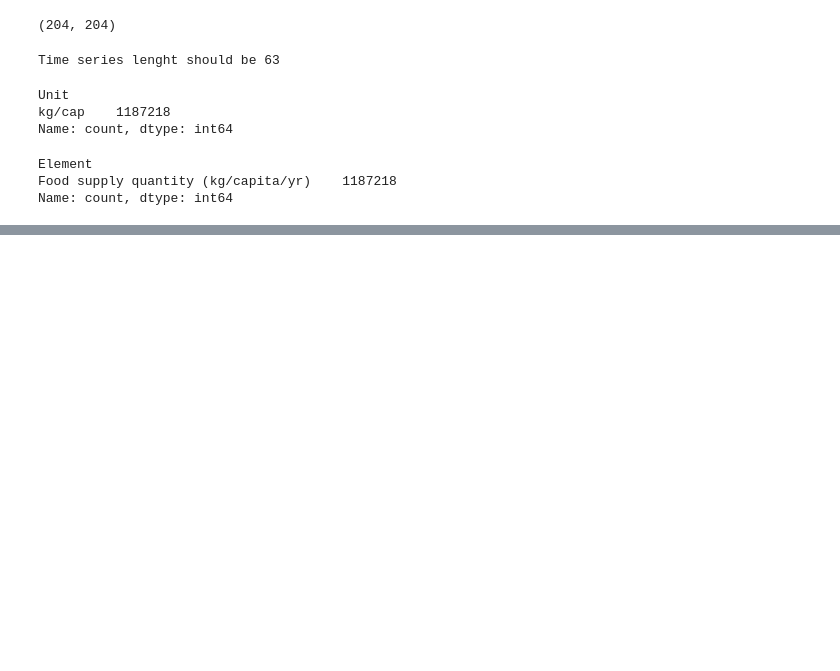
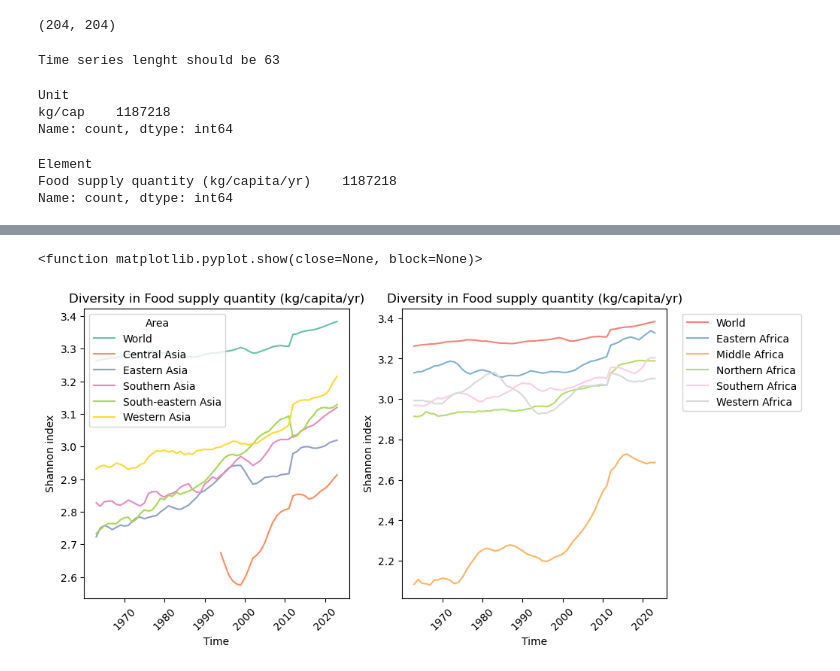
Before and after one commit to myliheik/FBSadjusted, a Jupyter notebook: notebooks/05-plotShannonIndex.ipynb, the cells around one changed output, grey strips where cells are left out. Saved outputs shown, nothing was run; the diff lists cells and outputs as text; code cells hidden in the pictures; blank space fills up the shorter version.

```diff
--- a/notebooks/05-plotShannonIndex.ipynb
+++ b/notebooks/05-plotShannonIndex.ipynb
@@ -201,0 +336,79 @@ plt.show
+# %%
+palette1 = sns.color_palette("Set2")
+palette11 = sns.color_palette("Set2")[1:]
+palette2 = sns.color_palette("Set3")[3:]
+
+warnings.filterwarnings("ignore")
+
+fig, (ax1, ax2) = plt.subplots(nrows=1, ncols=2, figsize=(10, 5))
+
+myCountry = 'Finland'
+myElement = 'Food supply quantity (kg/capita/yr)'
+
+
+# Take regions:
+
+regions = ['World',
+#'Eastern Africa',
+#'Middle Africa',
+#'Northern Africa',
+#'Southern Africa',
+#'Western Africa',
+#'Northern America',
+#'Central America',
+#'Caribbean',
+#'South America',
+'Central Asia',
+'Eastern Asia',
+'Southern Asia',
+'South-eastern Asia',
+'Western Asia',
+#'Eastern Europe',
+#'Northern Europe',
+#'Southern Europe',
+#'Western Europe',
+#'Oceania',
+#'Australia and New Zealand',
+#'Melanesia',
+#'Micronesia',
+#'Polynesia'
+          ]
+
+regions2 = ['World',
+'Eastern Africa',
+'Middle Africa',
+'Northern Africa',
+'Southern Africa',
+'Western Africa',
+#'Northern America',
+#'Central America',
+#'Caribbean',
+#'South America',
+#'Central Asia',
+#'Eastern Asia',
+#'Southern Asia',
+#'South-eastern Asia',
+#'Western Asia',
+#'Eastern Europe',
+#'Northern Europe',
+#'Southern Europe',
+#'Western Europe',
+#'Oceania',
+#'Australia and New Zealand',
+#'Melanesia',
+#'Micronesia',
+#'Polynesia'
+          ]
+
+countries = [
+    'Ukraine', 'Estonia', 'Iceland', 'Denmark', 'Latvia', 'Lithuania', 'Armenia', 'Romania'
+
+]
+
+plotShannon(dfShannon[regions], ax1, palette1, myElement)
+
+plotShannon(dfShannon[regions2], ax2, palette2, myElement)
+plt.show
+# %% [output]
+<function matplotlib.pyplot.show(close=None, block=None)>
+[figure, added]
```
Also changed, not shown: parts of 12 cells of this notebook.
